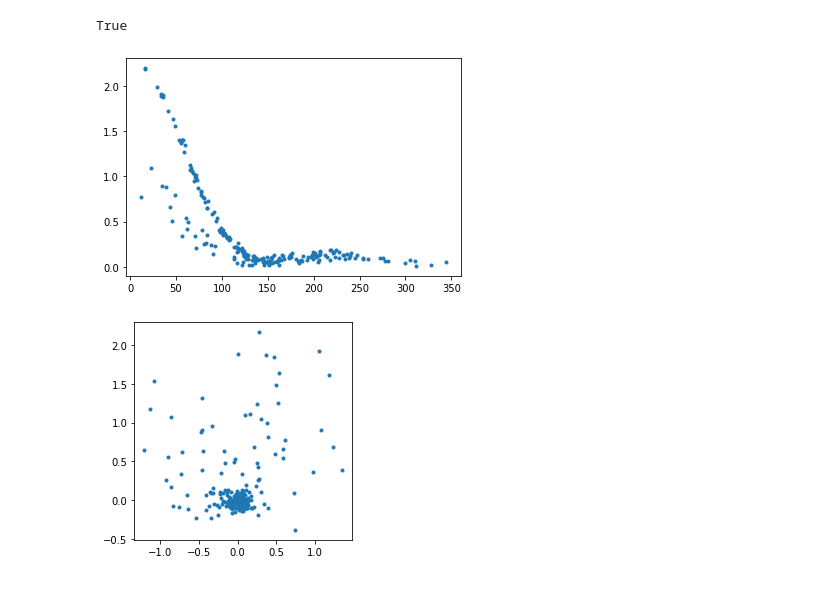
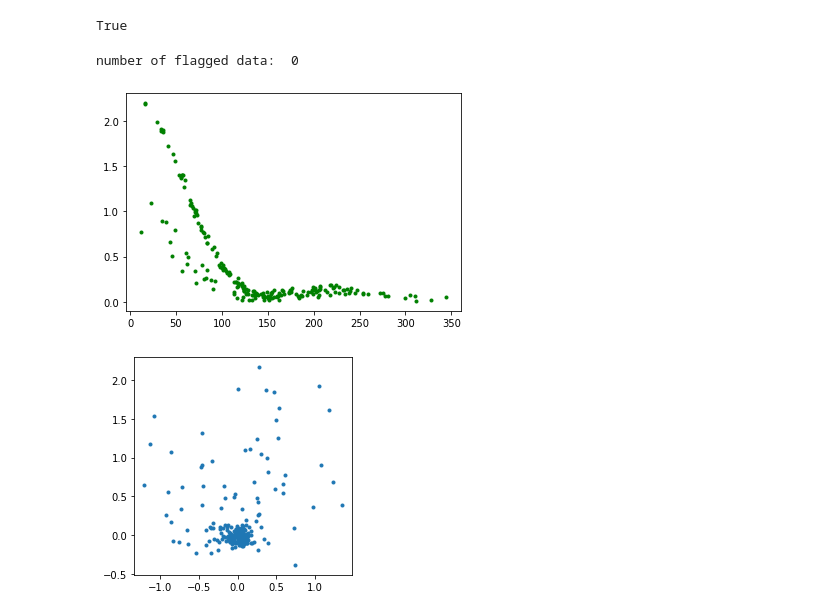
Before and after one commit to taktsutsumi/casaVisAnalysis, a Jupyter notebook: MSaccessDemo.ipynb, the cells around one changed output. Drawn from its saved outputs; the diff is of its cells as text; code cells hidden in the pictures.

```diff
--- a/MSaccessDemo.ipynb
+++ b/MSaccessDemo.ipynb
@@ -182,15 +185,20 @@ sis14_twhya_calibrated_flagged.ms.tar  twhya-tave.ms/
 # %%
 ms.open('twhya-tave.ms')
-vdata=ms.getdata(['amplitude', 'time', 'uvdist'])
-vdata2=ms.getdata(['real','imaginary'])
+vdata=ms.getdata(['amplitude', 'time', 'flag', 'uvdist'])
+vdata2=ms.getdata(['real','imaginary','flag'])
 ms.close()
 # %% [output]
 True
 # %%
 # plot amplitude (XX only) vs uv distance
-fig=pl.plot(vdata['uvdist'], vdata['amplitude'][0][0],'.')
+#fig=pl.plot(vdata['uvdist'], vdata['amplitude'][0][0],'.')
+# account for the flagged data (there is none for this data)
+print("number of flagged data: ", np.sum(vdata['flag']))
+masked_amp = np.ma.array(vdata['amplitude'],mask=vdata['flag'])
+fig=pl.plot(vdata['uvdist'], masked_amp[0][0],'g.')
 # %% [output]
+number of flagged data:  0
-[figure, old version]
+[figure, new version]
 # %%
 fig2=pl.figure()
 ax=fig2.add_subplot(111)
```
Also changed, not shown: parts of 8 cells of this notebook.
